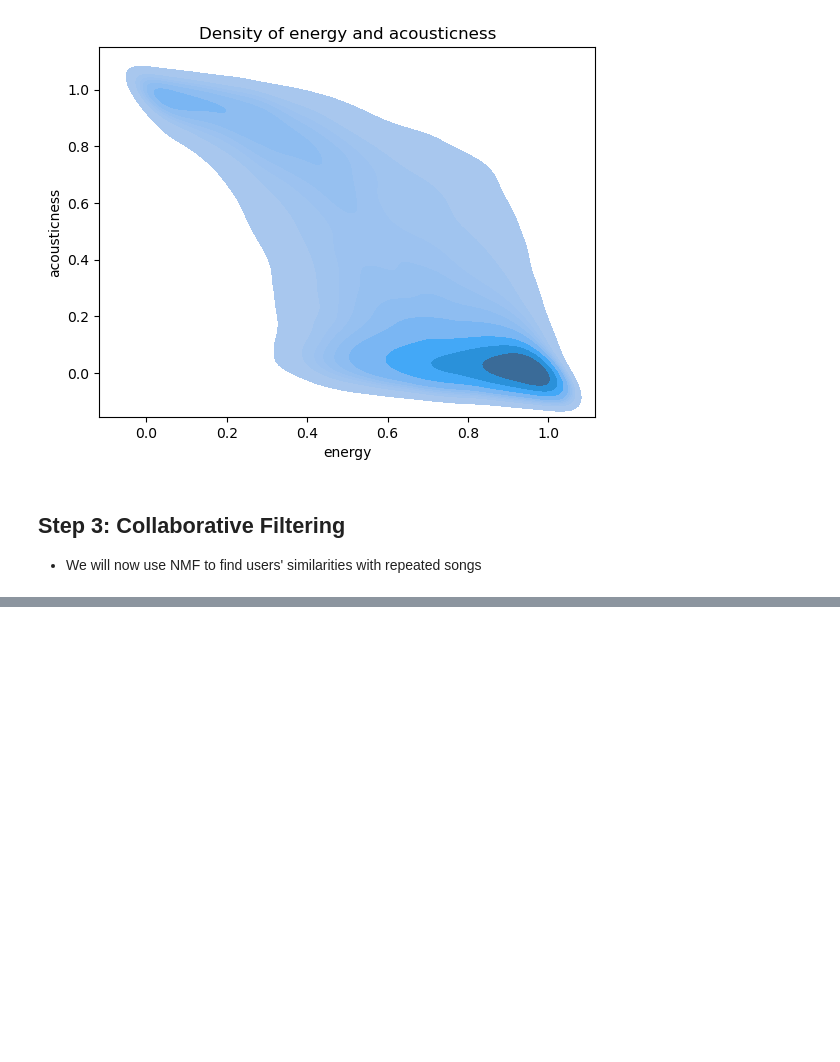
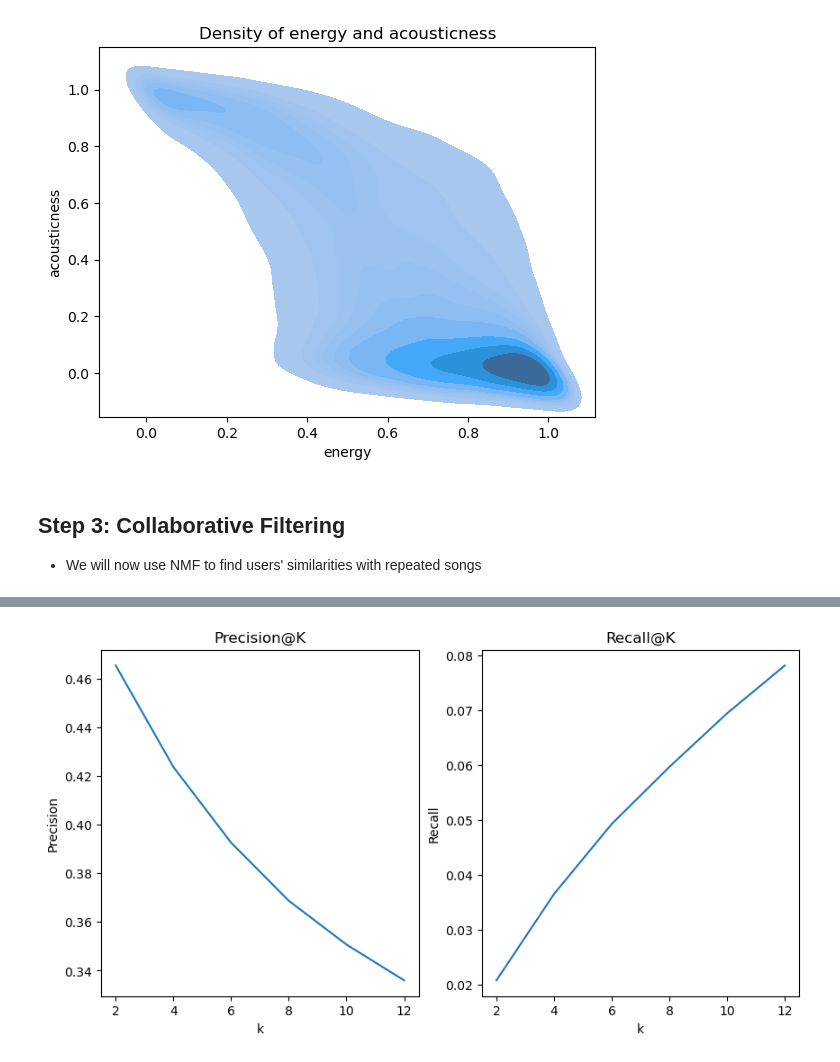
Before and after one commit to aishamar/pic16b_finalproject, a Jupyter notebook: exploratory_analysis.ipynb, the cells around one changed output, grey strips where cells are left out. Drawn from its saved outputs; the diff is of its cells as text; code cells hidden in the pictures; blank space fills up the shorter version.

Commit message:
Added Recall@K and plotting different values of K for precision and recall

```diff
--- a/exploratory_analysis.ipynb
+++ b/exploratory_analysis.ipynb
@@ -740,4 +755,15 @@ def precision_at_k(W, H, train_matrix, test_lookup, k=10):
 # %%
-precision = precision_at_k(W,H,matrix,test_lookup,k=10)
-print("Precision@10:", precision)
+top_k = [2, 4, 6, 8, 10, 12]
+precision_scores = []
+recall_scores = []
+
+# see the relationship between precision and recall at different k values
+for k in top_k:
+
+    precision, recall = at_k(W,H,matrix,test_lookup,k=k)
+    print(f"Precision@{k}:", precision)
+    print(f"Recall@{k}:", recall)
+    print()
+    precision_scores.append(precision)
+    recall_scores.append(recall)
 # %% [output]
@@ -745,3 +787,21 @@ Precision@10: 0.36329221607826456
+# %%
+# plotting precision vs recall @ different k values
+fig, ax = plt.subplots(1,2,figsize=(10,5))
+
+
+ax[0].plot(top_k, precision_scores, label = f"Precision@k = {k}")
+ax[1].plot(top_k, recall_scores, label = f"Recall@k = {k}")
+
+ax[0].set_xlabel("k")
+ax[0].set_ylabel("Precision")
+ax[0].set_title("Precision@K")
+ax[1].set_xlabel("k")
+ax[1].set_ylabel("Recall")
+ax[1].set_title("Recall@K")
+
+plt.show()
+# %% [output]
+[figure, added]
 # %%
 usercount = len(user_encoder.classes_)
 # list 10 random users
```
Also changed, not shown: parts of 14 cells of this notebook.
